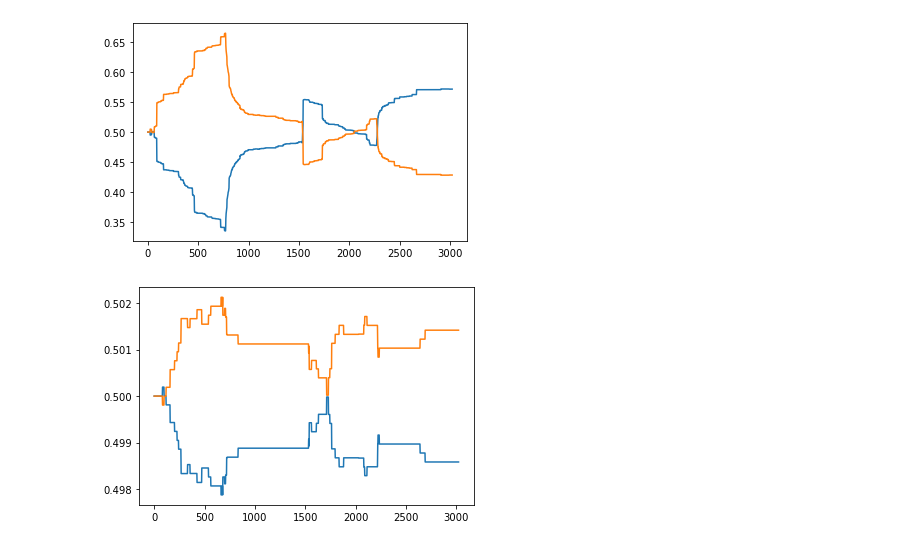
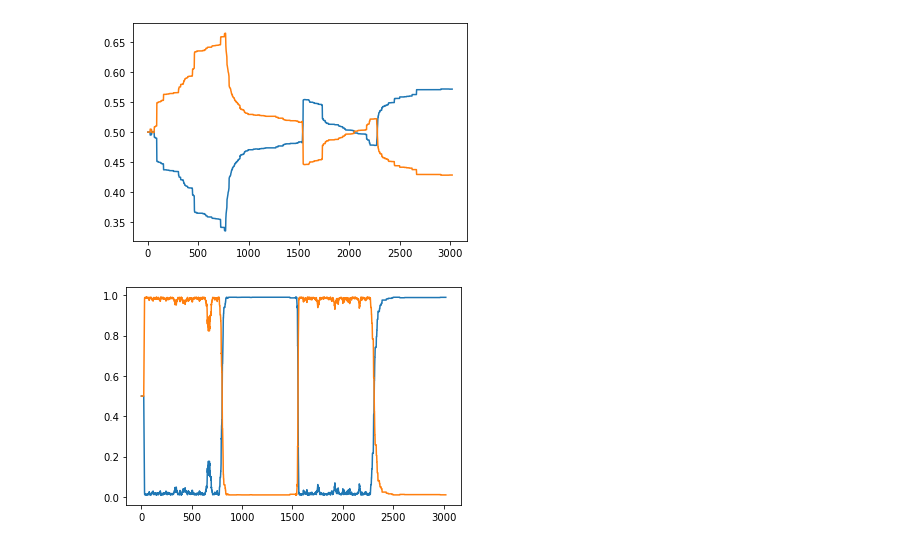
Before and after one commit to bernardshen/cacheus-src, a Jupyter notebook: code/output/plot.ipynb, the cells around one changed output. Cells and saved outputs as stored; diff of their text form; code cells hidden in the pictures.

Commit message:
modify reward merging

```diff
--- a/code/output/plot.ipynb
+++ b/code/output/plot.ipynb
@@ -65,20 +65,20 @@ plt.show()
 [figure]
 # %%
 experts = ['lru', 'lfu']
-num_clients = 128
-num_samples = 20
+num_clients = 256
+num_samples = 5
 reward_type = "lecar"
-fname = 'paraadasample-{}-s{}-r{}-c{}.json'.format(experts, num_samples, reward_type, num_clients)
+fname = 'paraadasample-{}-s{}-r{}-c{}-hglobal.json'.format(experts, num_samples, reward_type, num_clients)
 with open(fname, 'r') as f:
     w_hist = json.load(f)
 
 w_lru = [i[0] for i in w_hist]
 w_lfu = [i[1] for i in w_hist]
 fig = plt.figure()
 fig.patch.set_facecolor('white')
 ax = fig.add_subplot(111)
 ax.plot(w_lru)
 ax.plot(w_lfu)
 plt.show()
 # %% [output]
-[figure, old version]
+[figure, new version]
```
Also changed, not shown: 4 other files.
